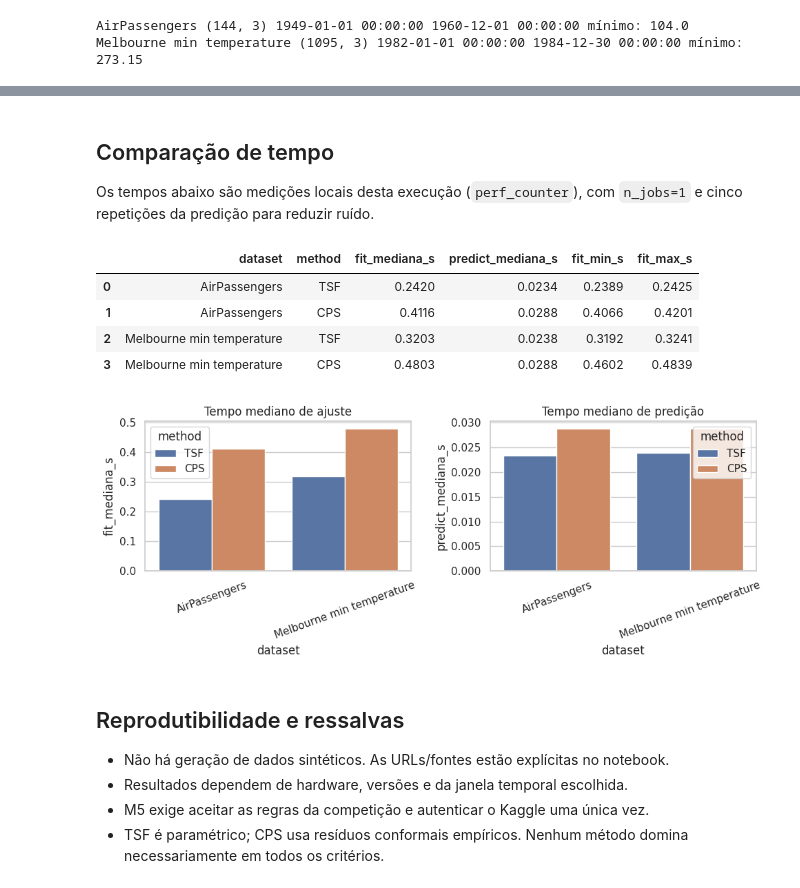
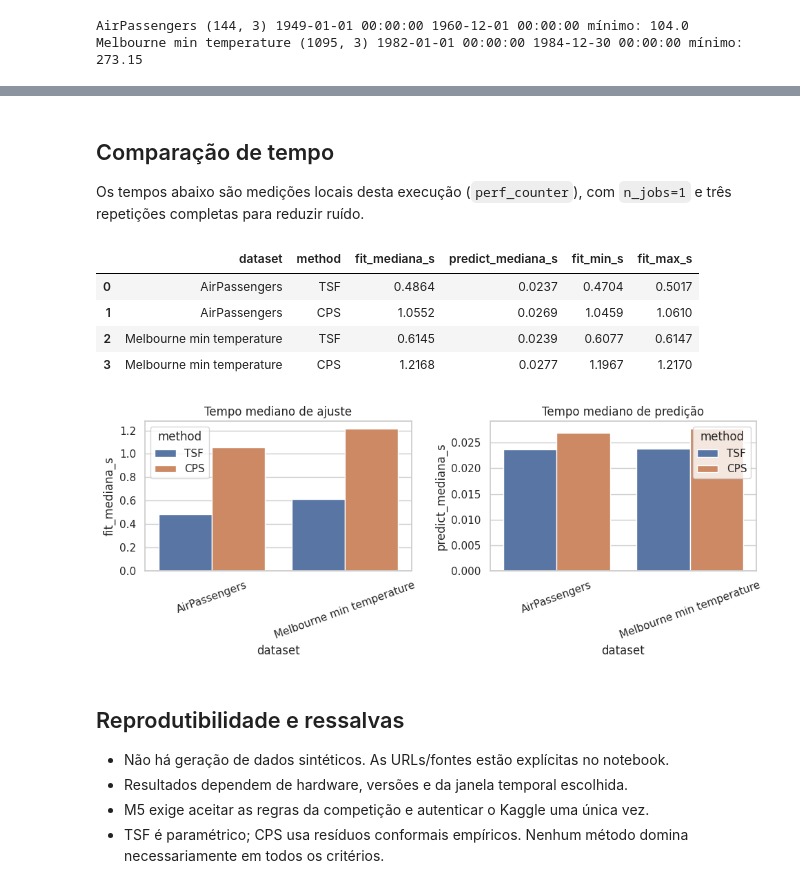
Before and after one commit to heylucasleao/forecasting, a Jupyter notebook: 14_tsf_vs_cps_tempo_weibull.ipynb, the cells around one changed output, grey strips where cells are left out. Saved outputs shown, nothing was run; the diff lists cells and outputs as text; code cells hidden in the pictures.

```diff
--- a/14_tsf_vs_cps_tempo_weibull.ipynb
+++ b/14_tsf_vs_cps_tempo_weibull.ipynb
@@ -29,7 +29,7 @@ from tinyconformal.series import (
 
 SEED = 42
 H = 14
-N_WINDOWS = 5
+N_WINDOWS = 12
 LEVEL = 0.90
 DATA_DIR = Path("data/tsf_cps")
 DATA_DIR.mkdir(parents=True, exist_ok=True)
@@ -47,10 +47,12 @@ def make_forecaster(freq, lags):
     return MLForecast(models={"LGBM": model}, freq=freq, lags=lags)
 
 
-def fit_tsf(train, freq, lags, family, h=H, n_windows=N_WINDOWS):
+def fit_tsf(train, freq, lags, family, h=H, n_windows=N_WINDOWS, step_size=None):
     model = TwoStageForecasterWrapper(make_forecaster(freq, lags), distribution=family)
     tic = perf_counter()
-    model.fit(train, h=h, n_windows=n_windows, refit=True)
+    model.fit(
+        train, h=h, n_windows=n_windows, step_size=step_size, refit=True
+    )
     fit_seconds = perf_counter() - tic
     tic = perf_counter()
     forecast = model.predict_distribution(h=h)
@@ -58,7 +60,9 @@ def fit_tsf(train, freq, lags, family, h=H, n_windows=N_WINDOWS):
     return model, forecast, fit_seconds, predict_seconds
 
 
-def fit_cps(train, freq, lags, discrete, h=H, n_windows=N_WINDOWS):
+def fit_cps(
+    train, freq, lags, discrete, h=H, n_windows=N_WINDOWS, step_size=None
+):
     cls = (DiscreteTimeSeriesConformalPredictiveSystem if discrete
            else ContinuousTimeSeriesConformalPredictiveSystem)
     model = cls(
@@ -69,7 +73,7 @@ def fit_cps(train, freq, lags, discrete, h=H, n_windows=N_WINDOWS):
         horizon=h, n_windows=n_windows, alpha=1-LEVEL,
     )
     tic = perf_counter()
-    model.fit(train, n_jobs=1)
+    model.fit(train, step_size=step_size, n_jobs=1)
     fit_seconds = perf_counter() - tic
     tic = perf_counter()
     forecast = model.predict_distribution(h=h)
@@ -163,10 +167,15 @@ results, predictions = [], {}
 for dataset_name, df in datasets.items():
     freq = "MS" if dataset_name == "AirPassengers" else ("h" if "Bike" in dataset_name else "D")
     lags = [1, 12] if freq == "MS" else ([1, 24, 168] if freq == "h" else [1, 7, 28])
+    step_size = 3 if dataset_name == "AirPassengers" else 7
     train, test = temporal_split(df)
 
-    tsf, tsf_fc, tsf_fit, tsf_pred = fit_tsf(train, freq, lags, WeibullFamily())
-    cps, cps_fc, cps_fit, cps_pred = fit_cps(train, freq, lags, discrete=False)
+    tsf, tsf_fc, tsf_fit, tsf_pred = fit_tsf(
+        train, freq, lags, WeibullFamily(), step_size=step_size
+    )
+    cps, cps_fc, cps_fit, cps_pred = fit_cps(
+        train, freq, lags, discrete=False, step_size=step_size
+    )
     tsf_tab = prediction_table(tsf_fc, test)
     cps_tab = prediction_table(cps_fc, test)
     predictions[(dataset_name, "TSF")] = tsf_tab
@@ -194,40 +203,45 @@ display(resultados.pivot(index="dataset", columns="method",
 # %% [markdown]
 ## Comparação de tempo
 
-Os tempos abaixo são medições locais desta execução (`perf_counter`), com `n_jobs=1` e cinco repetições da predição para reduzir ruído.
+Os tempos abaixo são medições locais desta execução (`perf_counter`), com `n_jobs=1` e três repetições completas para reduzir ruído.
 # %%
 timings = []
 for dataset_name, df in datasets.items():
     freq = "MS" if dataset_name == "AirPassengers" else "D"
     lags = [1, 12] if freq == "MS" else [1, 7, 28]
+    step_size = 3 if dataset_name == "AirPassengers" else 7
     train, _ = temporal_split(df)
     for method in ["TSF", "CPS"]:
         fit_times, pred_times = [], []
         for repeat in range(3):
             if method == "TSF":
-                _, _, ft, pt = fit_tsf(train, freq, lags, WeibullFamily())
+                _, _, ft, pt = fit_tsf(
+                    train, freq, lags, WeibullFamily(), step_size=step_size
+                )
             else:
-                _, _, ft, pt = fit_cps(train, freq, lags, discrete=False)
+                _, _, ft, pt = fit_cps(
+                    train, freq, lags, discrete=False, step_size=step_size
+                )
             fit_times.append(ft); pred_times.append(pt)
         timings.append({"dataset": dataset_name, "method": method,
                         "fit_mediana_s": np.median(fit_times),
                         "predict_mediana_s": np.median(pred_times),
                         "fit_min_s": np.min(fit_times), "fit_max_s": np.max(fit_times)})
 tempos = pd.DataFrame(timings)
 display(tempos.round(4))
 fig, axes = plt.subplots(1, 2, figsize=(10, 4))
 sns.barplot(tempos, x="dataset", y="fit_mediana_s", hue="method", ax=axes[0])
 sns.barplot(tempos, x="dataset", y="predict_mediana_s", hue="method", ax=axes[1])
 axes[0].set_title("Tempo mediano de ajuste"); axes[1].set_title("Tempo mediano de predição")
 for ax in axes: ax.tick_params(axis="x", rotation=20)
 plt.tight_layout()
 # %% [output]
 |  | dataset | method | fit_mediana_s | predict_mediana_s | fit_min_s | fit_max_s |
-| 0 | AirPassengers | TSF | 0.2420 | 0.0234 | 0.2389 | 0.2425 |
-| 1 | AirPassengers | CPS | 0.4116 | 0.0288 | 0.4066 | 0.4201 |
-| 2 | Melbourne min temperature | TSF | 0.3203 | 0.0238 | 0.3192 | 0.3241 |
-| 3 | Melbourne min temperature | CPS | 0.4803 | 0.0288 | 0.4602 | 0.4839 |
+| 0 | AirPassengers | TSF | 0.4864 | 0.0237 | 0.4704 | 0.5017 |
+| 1 | AirPassengers | CPS | 1.0552 | 0.0269 | 1.0459 | 1.0610 |
+| 2 | Melbourne min temperature | TSF | 0.6145 | 0.0239 | 0.6077 | 0.6147 |
+| 3 | Melbourne min temperature | CPS | 1.2168 | 0.0277 | 1.1967 | 1.2170 |
-[figure, old version]
+[figure, new version]
 # %% [markdown]
 ## Reprodutibilidade e ressalvas
 
```
Also changed, not shown: parts of 2 cells of this notebook, 3 other files.
